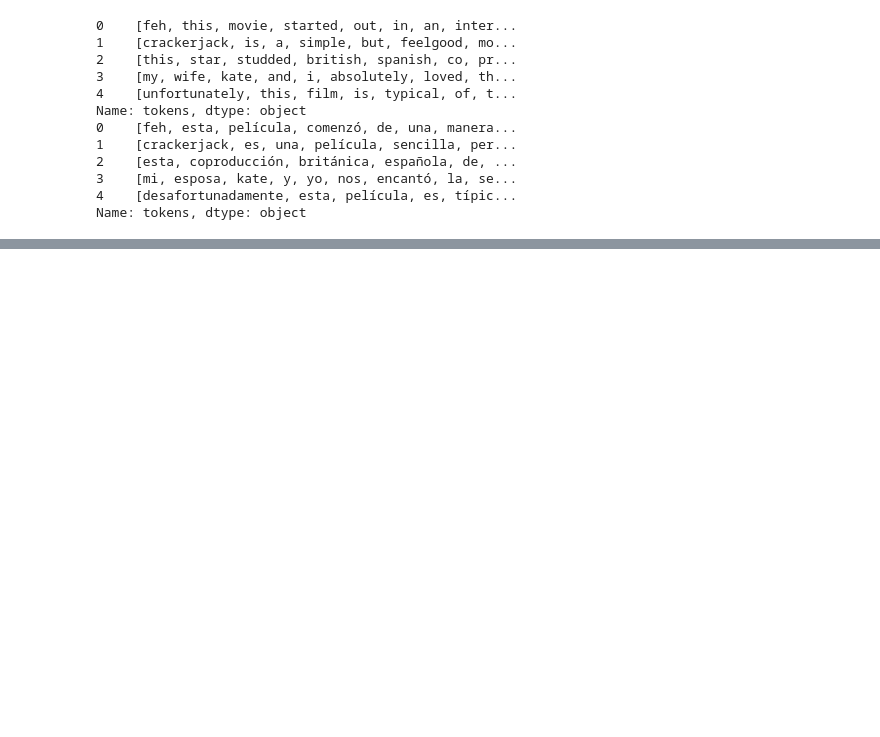
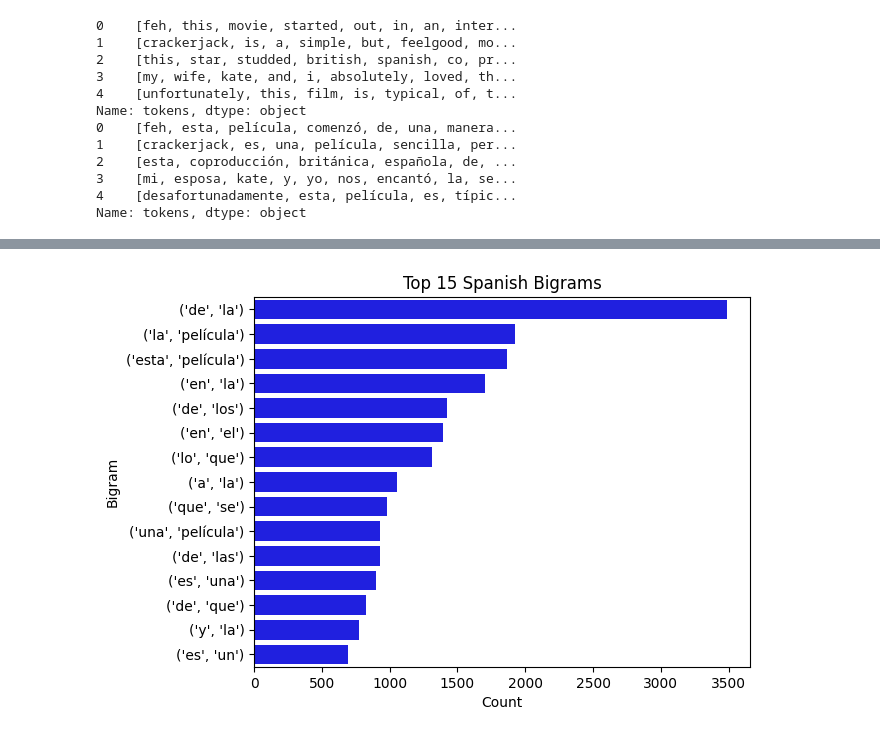
Before and after one commit to Meshal6299/multilingual-movie-reviews-NLP, a Jupyter notebook: notebooks/02_tokenization_ngram_pos.ipynb, the cells around one changed output, grey strips where cells are left out. Saved outputs shown, nothing was run; the diff lists cells and outputs as text; code cells hidden in the pictures; blank space fills up the shorter version.

```diff
--- a/notebooks/02_tokenization_ngram_pos.ipynb
+++ b/notebooks/02_tokenization_ngram_pos.ipynb
@@ -106,0 +157,10 @@ display(token_stats)
+# %%
+# Top 15 Spanish bigrams
+df_es = pd.DataFrame(model_es.most_common(15), columns=["Bigram", "Count"])
+df_es["Bigram"] = df_es["Bigram"].astype(str)
+
+sns.barplot(data=df_es, y="Bigram", x="Count", color="blue")
+plt.title("Top 15 Spanish Bigrams")
+plt.show()
+# %% [output]
+[figure, added]
```
Also changed, not shown: parts of 6 cells of this notebook.
